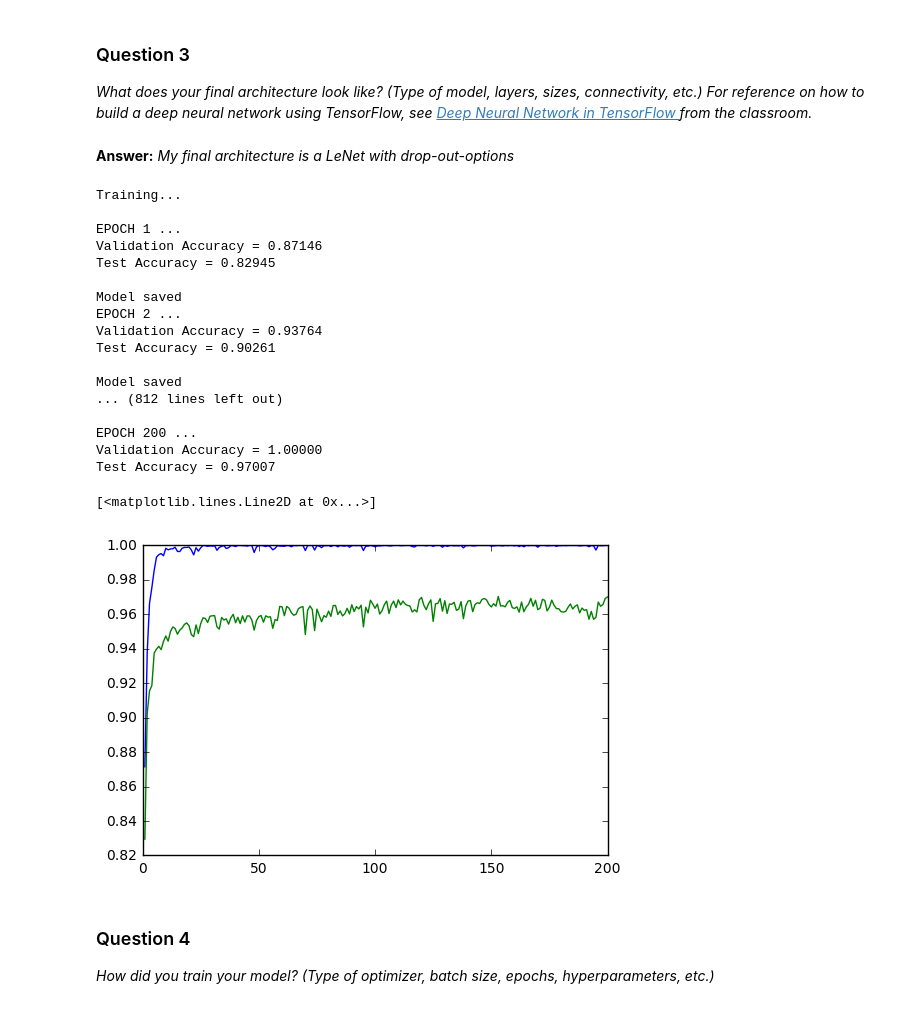
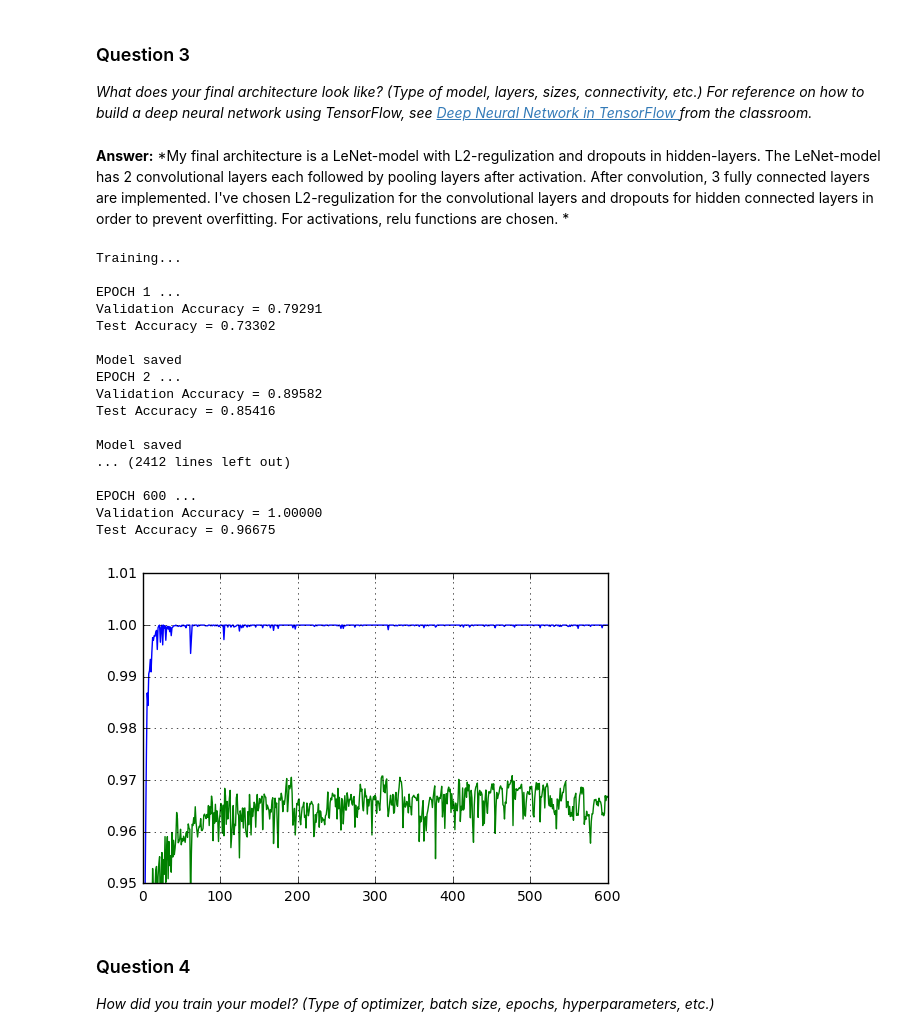
Before and after one commit to chilisy/CarND-Traffic-Sign-Classifier-Project, a Jupyter notebook: Traffic_Sign_Classifier.ipynb, the cells around one changed output. Drawn from its saved outputs; the diff is of its cells as text; code cells hidden in the pictures.

```diff
--- a/Traffic_Sign_Classifier.ipynb
+++ b/Traffic_Sign_Classifier.ipynb
@@ -228,7 +229,8 @@ def preprocess_image(image, opt='gray'):
         color_out = cv2.cvtColor(img_yuv, cv2.COLOR_YCrCb2BGR)
 
         out = np.concatenate((gray_out, color_out), axis = 2)
-        out = out[:,:,0:3]
+
+        out = np.concatenate((out[:,:,0:2], out[:,:,3].reshape(32,32,1) ), axis=2)
 
     return out
 
@@ -311,10 +313,10 @@ _Describe how you set up the training, validation and testing data for your mode
 ### Define your architecture here.
 ### Feel free to use as many code cells as needed.
 
-EPOCHS = 200
+EPOCHS = 600
 BATCH_SIZE = 48
 
-learning_rate = 0.00008
+learning_rate = 0.00005
 
 def conv2d(inputs, weights, bias, stride=2, padding='VALID'):
     strides=[1, stride, stride, 1]
@@ -329,8 +331,6 @@ def activation(features, opt='relu'):
         return tf.nn.sigmoid(features)
     elif opt == 'tanh':
         return tf.nn.tanh(features)
-    else:
-        print('option must be defined!')
 
 def maxpool2d(inputs, ksize, stride, padding='VALID'):
 
@@ -394,15 +394,15 @@ def LeNet(x, dropout_keep_prob):
     fc3_bias = tf.Variable(tf.zeros(43))
     logits = tf.matmul(fc2_drop, fc3_weights) + fc3_bias
 
-    return logits, layer1_weights, layer1_bias
+    return logits, layer1_weights, layer1_bias, layer2_weights, layer2_bias
 # %% [markdown]
 ### Question 3
 
 _What does your final architecture look like? (Type of model, layers, sizes, connectivity, etc.)  For reference on how to build a deep neural network using TensorFlow, see [Deep Neural Network in TensorFlow
 ](https://classroom.udacity.com/nanodegrees/nd013/parts/fbf77062-5703-404e-b60c-95b78b2f3f9e/modules/6df7ae49-c61c-4bb2-a23e-6527e69209ec/lessons/b516a270-8600-4f93-a0a3-20dfeabe5da6/concepts/83a3a2a2-a9bd-4b7b-95b0-eb924ab14432) from the classroom._
-# %% [markdown]
-**Answer:**
-*My final architecture is a LeNet with drop-out-options*
+# %% [markdown]
+**Answer:**
+*My final architecture is a LeNet-model with L2-regulization and dropouts in hidden-layers. The LeNet-model has 2 convolutional layers each followed by pooling layers after activation. After convolution, 3 fully connected layers are implemented. I've chosen L2-regulization for the convolutional layers and dropouts for hidden connected layers in order to prevent overfitting. For activations, relu functions are chosen. *
 # %%
 ### Train your model here.
 ### Feel free to use as many code cells as needed.
@@ -428,18 +428,21 @@ keep_prob = tf.placeholder(tf.float32)
 one_hot_y = tf.one_hot(y, n_classes)
 
 # LeNet
-logits, hidden_weights, hidden_bias = LeNet(x, keep_prob)
+logits, hidden_weights_1, hidden_bias_1, hidden_weights_2, hidden_bias_2 = LeNet(x, keep_prob)
 
 # Loss
 cross_entropy = tf.nn.softmax_cross_entropy_with_logits(logits, one_hot_y)
 
 beta = 0.0001
-l2_reg_weights = beta*tf.nn.l2_loss(hidden_weights)
-l2_reg_bias = beta*tf.nn.l2_loss(hidden_bias)
+l2_reg_weights_1 = beta*tf.nn.l2_loss(hidden_weights_1)
+l2_reg_bias_1 = beta*tf.nn.l2_loss(hidden_bias_1)
+l2_reg_weights_2 = beta*tf.nn.l2_loss(hidden_weights_2)
+l2_reg_bias_2 = beta*tf.nn.l2_loss(hidden_bias_2)
 
-loss_operation = tf.reduce_mean(cross_entropy + l2_reg_weights + l2_reg_bias)
+loss_operation = tf.reduce_mean(cross_entropy + \
+                                l2_reg_weights_1 + l2_reg_bias_1 + l2_reg_weights_2 + l2_reg_bias_2)
 
-# Optimize: Adam or GradientDescent
+# Optimize: Adam
 optimizer = optimize(eta = learning_rate, opt='Adam')
 training_operation = optimizer.minimize(loss_operation)
 
@@ -500,27 +503,28 @@ with tf.Session() as sess:
 Training...
 
 EPOCH 1 ...
-Validation Accuracy = 0.87146
-Test Accuracy = 0.82945
+Validation Accuracy = 0.79291
+Test Accuracy = 0.73302
 
 Model saved
 EPOCH 2 ...
-Validation Accuracy = 0.93764
-Test Accuracy = 0.90261
+Validation Accuracy = 0.89582
+Test Accuracy = 0.85416
 
 Model saved
-... (812 lines left out)
+... (2412 lines left out)
 
-EPOCH 200 ...
+EPOCH 600 ...
 Validation Accuracy = 1.00000
-Test Accuracy = 0.97007
+Test Accuracy = 0.96675
 # %%
 plt.figure()
 plt.plot(ep, v_acc)
 plt.plot(ep, t_acc)
+plt.ylim([0.95, 1.01])
+plt.grid()
 # %% [output]
-[<matplotlib.lines.Line2D at 0x...>]
-[figure, old version]
+[figure, new version]
 # %% [markdown]
 ### Question 4
 
```
Also changed, not shown: parts of 12 cells of this notebook, 3 other files.
